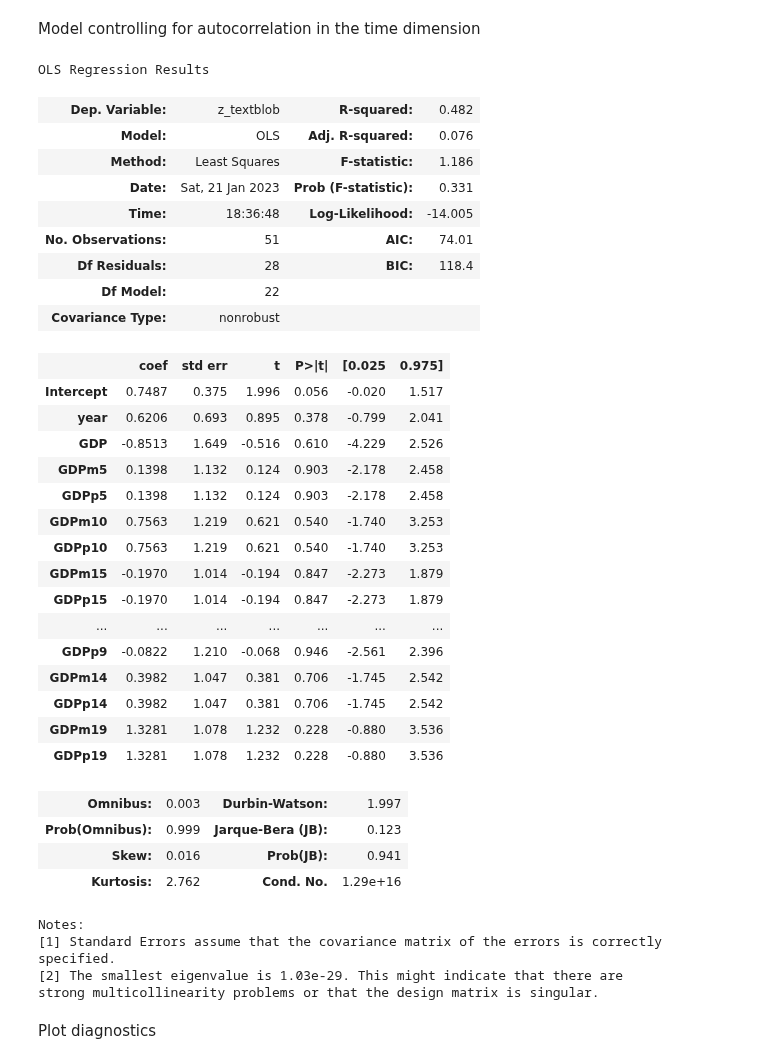
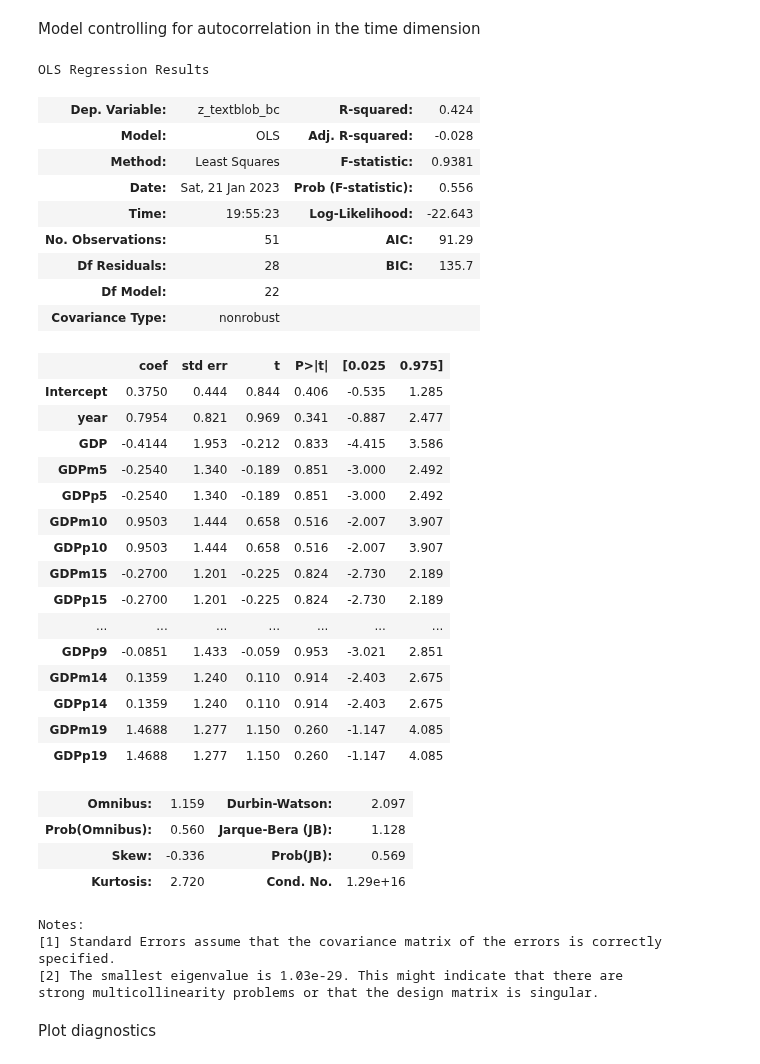
Before and after one commit to dominikpegler/computational-social-sciences, a Jupyter notebook: assignments/Assignment 4 - Socioeconomic analysis.ipynb, the cells around one changed output. Drawn from its saved outputs; the diff is of its cells as text; code cells hidden in the pictures.

```diff
--- a/assignments/Assignment 4 - Socioeconomic analysis.ipynb
+++ b/assignments/Assignment 4 - Socioeconomic analysis.ipynb
@@ -564,0 +568,12 @@ Boxcox transformation
+# %%
+# shift to be positive
+
+df_year_lags["z_textblob_bc"] = (
+    df_year_lags.z_textblob - min(df_year_lags.z_textblob) + 0.1
+)
+
+from scipy.stats import boxcox
+
+df_year_lags["z_textblob_bc"] = boxcox(df_year_lags.z_textblob_bc)[0]
+
+sns.histplot(df_year_lags.z_textblob_bc, kde=True);
@@ -567,56 +584,56 @@ Model controlling for autocorrelation in the time dimension
 # %%
 from statsmodels.formula.api import gls, ols
 from statsmodels.stats.outliers_influence import OLSInfluence
 from statsmodels.stats.diagnostic import het_breuschpagan
 from scipy.stats import shapiro
 
-formula = "z_textblob ~ year + GDP + GDPm5 + GDPp5 + GDPm10 + GDPp10 + GDPm15 + GDPp15 + GDPm20 + GDPp20 + GDPm1 + GDPp1 + GDPm6 + GDPp6 + GDPm11 + GDPp11 + GDPm16 + GDPp16 + GDPm2 + GDPp2 + GDPm7 + GDPp7 + GDPm12 + GDPp12 + GDPm17 + GDPp17 + GDPm3 + GDPp3 + GDPm8 + GDPp8 + GDPm13 + GDPp13 + GDPm18 + GDPp18 + GDPm4 + GDPp4 + GDPm9 + GDPp9 + GDPm14 + GDPp14 + GDPm19 + GDPp19"
+formula = "z_textblob_bc ~ year + GDP + GDPm5 + GDPp5 + GDPm10 + GDPp10 + GDPm15 + GDPp15 + GDPm20 + GDPp20 + GDPm1 + GDPp1 + GDPm6 + GDPp6 + GDPm11 + GDPp11 + GDPm16 + GDPp16 + GDPm2 + GDPp2 + GDPm7 + GDPp7 + GDPm12 + GDPp12 + GDPm17 + GDPp17 + GDPm3 + GDPp3 + GDPm8 + GDPp8 + GDPm13 + GDPp13 + GDPm18 + GDPp18 + GDPm4 + GDPp4 + GDPm9 + GDPp9 + GDPm14 + GDPp14 + GDPm19 + GDPp19"
 
 full_model_sentiment_GDP = gls(
     formula,
     data=df_year_lags,
 )
 
 best_model_sentiment_GDP = sm.regression.linear_model.RegressionResultsWrapper(
     ols(formula, df_year_lags).fit()
 )
 
 res_best_model_sentiment_GDP = best_model_sentiment_GDP.resid
 shapiro_test = shapiro(res_best_model_sentiment_GDP)
 
 
 best_model_sentiment_GDP.summary()
 # %% [output]
 OLS Regression Results
-| Dep. Variable: | z_textblob | R-squared: | 0.482 |
-| Model: | OLS | Adj. R-squared: | 0.076 |
-| Method: | Least Squares | F-statistic: | 1.186 |
-| Date: | Sat, 21 Jan 2023 | Prob (F-statistic): | 0.331 |
-| Time: | 18:36:48 | Log-Likelihood: | -14.005 |
-| No. Observations: | 51 | AIC: | 74.01 |
-| Df Residuals: | 28 | BIC: | 118.4 |
+| Dep. Variable: | z_textblob_bc | R-squared: | 0.424 |
+| Model: | OLS | Adj. R-squared: | -0.028 |
+| Method: | Least Squares | F-statistic: | 0.9381 |
+| Date: | Sat, 21 Jan 2023 | Prob (F-statistic): | 0.556 |
+| Time: | 19:55:23 | Log-Likelihood: | -22.643 |
+| No. Observations: | 51 | AIC: | 91.29 |
+| Df Residuals: | 28 | BIC: | 135.7 |
 | Df Model: | 22 |  |  |
 | Covariance Type: | nonrobust |  |  |
 |  | coef | std err | t | P>|t| | [0.025 | 0.975] |
-| Intercept | 0.7487 | 0.375 | 1.996 | 0.056 | -0.020 | 1.517 |
-| year | 0.6206 | 0.693 | 0.895 | 0.378 | -0.799 | 2.041 |
-| GDP | -0.8513 | 1.649 | -0.516 | 0.610 | -4.229 | 2.526 |
-| GDPm5 | 0.1398 | 1.132 | 0.124 | 0.903 | -2.178 | 2.458 |
-| GDPp5 | 0.1398 | 1.132 | 0.124 | 0.903 | -2.178 | 2.458 |
-| GDPm10 | 0.7563 | 1.219 | 0.621 | 0.540 | -1.740 | 3.253 |
-| GDPp10 | 0.7563 | 1.219 | 0.621 | 0.540 | -1.740 | 3.253 |
-| GDPm15 | -0.1970 | 1.014 | -0.194 | 0.847 | -2.273 | 1.879 |
-| GDPp15 | -0.1970 | 1.014 | -0.194 | 0.847 | -2.273 | 1.879 |
+| Intercept | 0.3750 | 0.444 | 0.844 | 0.406 | -0.535 | 1.285 |
+| year | 0.7954 | 0.821 | 0.969 | 0.341 | -0.887 | 2.477 |
+| GDP | -0.4144 | 1.953 | -0.212 | 0.833 | -4.415 | 3.586 |
+| GDPm5 | -0.2540 | 1.340 | -0.189 | 0.851 | -3.000 | 2.492 |
+| GDPp5 | -0.2540 | 1.340 | -0.189 | 0.851 | -3.000 | 2.492 |
+| GDPm10 | 0.9503 | 1.444 | 0.658 | 0.516 | -2.007 | 3.907 |
+| GDPp10 | 0.9503 | 1.444 | 0.658 | 0.516 | -2.007 | 3.907 |
+| GDPm15 | -0.2700 | 1.201 | -0.225 | 0.824 | -2.730 | 2.189 |
+| GDPp15 | -0.2700 | 1.201 | -0.225 | 0.824 | -2.730 | 2.189 |
 | ... | ... | ... | ... | ... | ... | ... |
-| GDPp9 | -0.0822 | 1.210 | -0.068 | 0.946 | -2.561 | 2.396 |
-| GDPm14 | 0.3982 | 1.047 | 0.381 | 0.706 | -1.745 | 2.542 |
-| GDPp14 | 0.3982 | 1.047 | 0.381 | 0.706 | -1.745 | 2.542 |
-| GDPm19 | 1.3281 | 1.078 | 1.232 | 0.228 | -0.880 | 3.536 |
-| GDPp19 | 1.3281 | 1.078 | 1.232 | 0.228 | -0.880 | 3.536 |
+| GDPp9 | -0.0851 | 1.433 | -0.059 | 0.953 | -3.021 | 2.851 |
+| GDPm14 | 0.1359 | 1.240 | 0.110 | 0.914 | -2.403 | 2.675 |
+| GDPp14 | 0.1359 | 1.240 | 0.110 | 0.914 | -2.403 | 2.675 |
+| GDPm19 | 1.4688 | 1.277 | 1.150 | 0.260 | -1.147 | 4.085 |
+| GDPp19 | 1.4688 | 1.277 | 1.150 | 0.260 | -1.147 | 4.085 |
-| Omnibus: | 0.003 | Durbin-Watson: | 1.997 |
-| Prob(Omnibus): | 0.999 | Jarque-Bera (JB): | 0.123 |
-| Skew: | 0.016 | Prob(JB): | 0.941 |
-| Kurtosis: | 2.762 | Cond. No. | 1.29e+16 |
+| Omnibus: | 1.159 | Durbin-Watson: | 2.097 |
+| Prob(Omnibus): | 0.560 | Jarque-Bera (JB): | 1.128 |
+| Skew: | -0.336 | Prob(JB): | 0.569 |
+| Kurtosis: | 2.720 | Cond. No. | 1.29e+16 |
 Notes:
 [1] Standard Errors assume that the covariance matrix of the errors is correctly specified.
 [2] The smallest eigenvalue is 1.03e-29. This might indicate that there are
```
Also changed, not shown: parts of 4 cells of this notebook.
